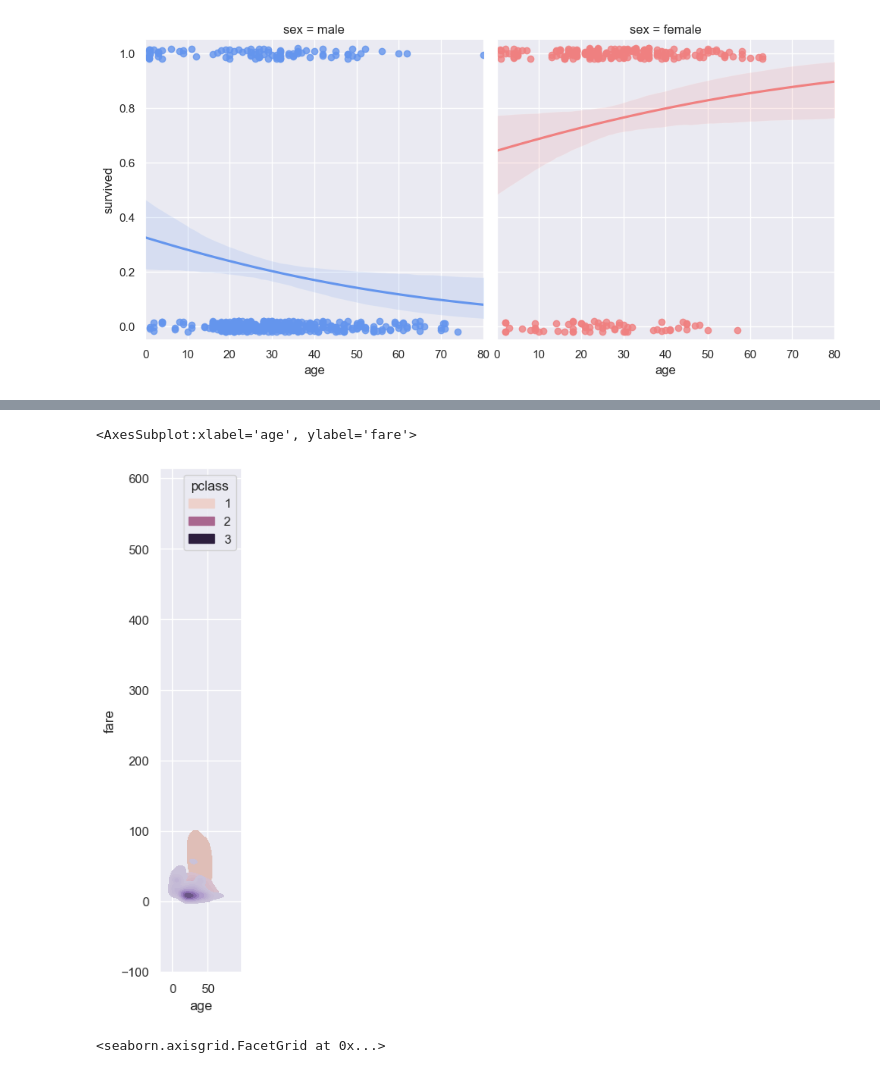
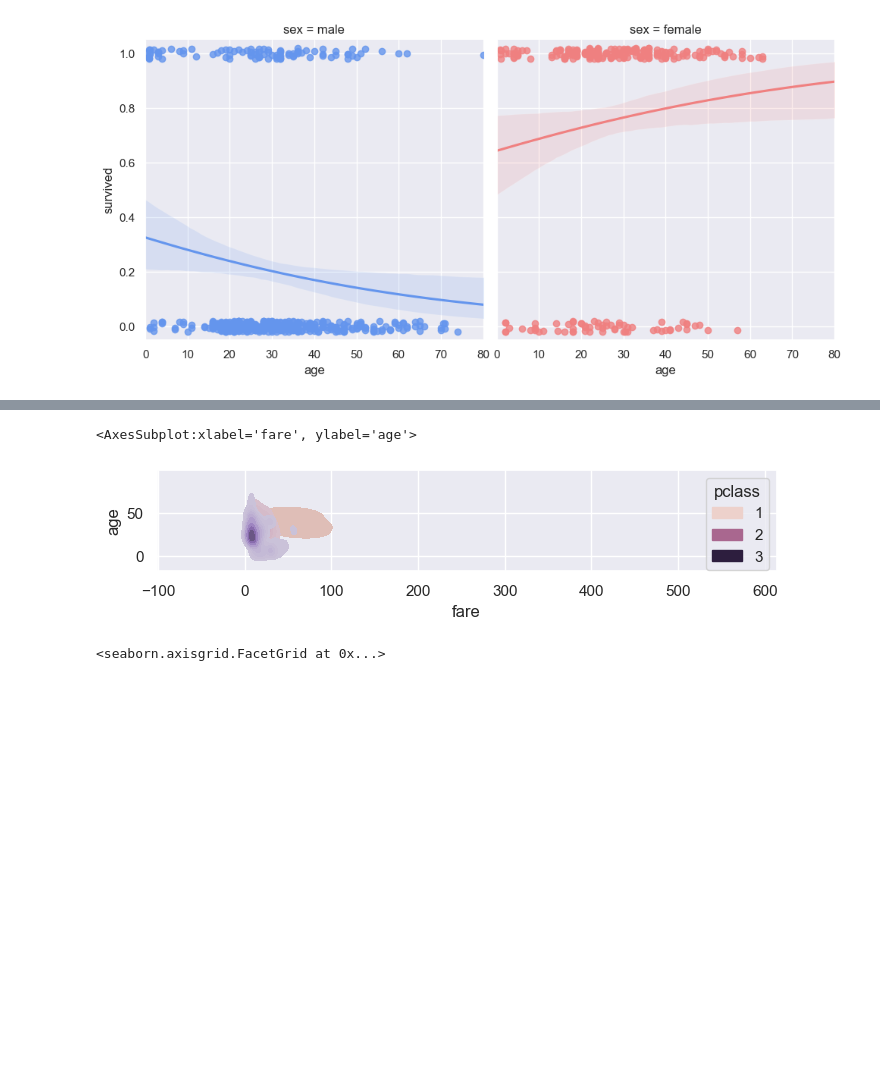
Before and after one commit to salmandaudpoto/seaborn_graphs_titanic, a Jupyter notebook: dataviz.ipynb, the cells around one changed output, grey strips where cells are left out. Saved outputs shown, nothing was run; the diff lists cells and outputs as text; code cells hidden in the pictures; blank space fills up the shorter version.

```diff
--- a/dataviz.ipynb
+++ b/dataviz.ipynb
@@ -418,23 +428,23 @@ g.plot_marginals(sns.rugplot, height=1, color="g", alpha=.6)
 # %%
 import seaborn as sns
 import matplotlib.pyplot as plt
 
 sns.set_theme(style="darkgrid")
 kashti= sns.load_dataset("titanic")
 
 # Set up the figure
 f, ax = plt.subplots(figsize=(8, 8))
 ax.set_aspect("equal")
 
 # Draw a contour plot to represent each bivariate density
 sns.kdeplot(
-    data=kashti, x="age", y="fare",
+    data=kashti, x="fare", y="age",
     hue="pclass", fill=True,
     thresh=.1,
 )
 # %% [output]
-<AxesSubplot:xlabel='age', ylabel='fare'>
+<AxesSubplot:xlabel='fare', ylabel='age'>
-[figure, old version]
+[figure, new version]
 # %%
 import seaborn as sns
 sns.set_theme(style="whitegrid")
```
Also changed, not shown: parts of 14 cells of this notebook, 7 other files.
